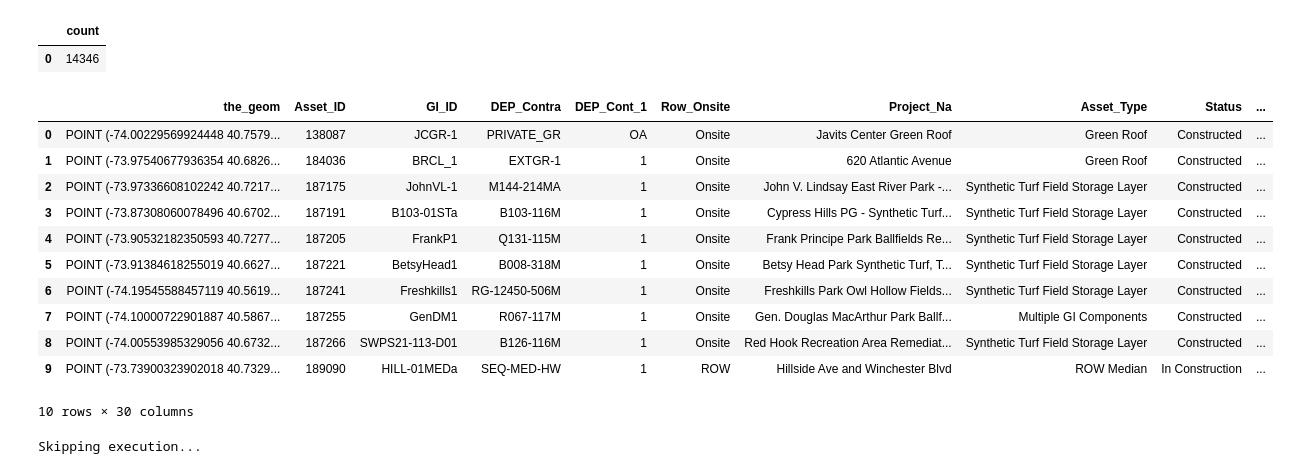
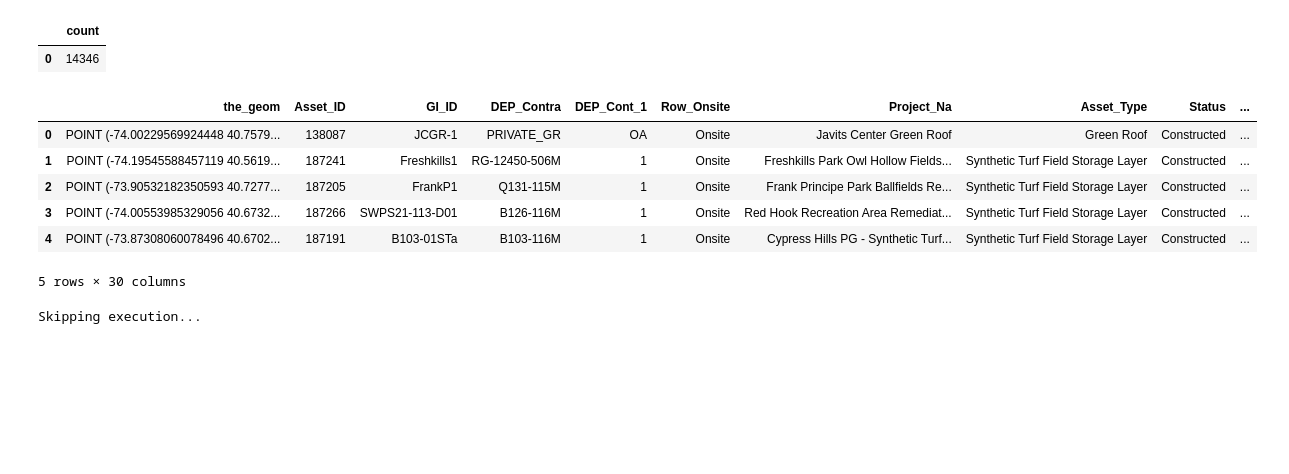
Before and after one commit to mebauer/duckdb-python-basics, a Jupyter notebook: duckdb-python-basics.ipynb, the cells around one changed output. Saved outputs shown, nothing was run; the diff lists cells and outputs as text; code cells hidden in the pictures; blank space fills up the shorter version.

```diff
--- a/duckdb-python-basics.ipynb
+++ b/duckdb-python-basics.ipynb
@@ -501,21 +506,18 @@ FROM "data/green_infrastructure.csv";
 # %%
 %%sql
 SELECT *
 FROM "data/green_infrastructure.csv"
-WHERE Asset_Area > 100000;
+WHERE Asset_Area > 100000
+ORDER BY Asset_Area DESC
+LIMIT 5;
 # %% [output]
 |  | the_geom | Asset_ID | GI_ID | DEP_Contra | DEP_Cont_1 | Row_Onsite | Project_Na | Asset_Type | Status | ... |
 | 0 | POINT (-74.00229569924448 40.7579... | 138087 | JCGR-1 | PRIVATE_GR | OA | Onsite | Javits Center Green Roof | Green Roof | Constructed | ... |
-| 1 | POINT (-73.97540677936354 40.6826... | 184036 | BRCL_1 | EXTGR-1 | 1 | Onsite | 620 Atlantic Avenue | Green Roof | Constructed | ... |
-| 2 | POINT (-73.97336608102242 40.7217... | 187175 | JohnVL-1 | M144-214MA | 1 | Onsite | John V. Lindsay East River Park -... | Synthetic Turf Field Storage Layer | Constructed | ... |
-| 3 | POINT (-73.87308060078496 40.6702... | 187191 | B103-01STa | B103-116M | 1 | Onsite | Cypress Hills PG - Synthetic Turf... | Synthetic Turf Field Storage Layer | Constructed | ... |
-| 4 | POINT (-73.90532182350593 40.7277... | 187205 | FrankP1 | Q131-115M | 1 | Onsite | Frank Principe Park Ballfields Re... | Synthetic Turf Field Storage Layer | Constructed | ... |
-| 5 | POINT (-73.91384618255019 40.6627... | 187221 | BetsyHead1 | B008-318M | 1 | Onsite | Betsy Head Park Synthetic Turf, T... | Synthetic Turf Field Storage Layer | Constructed | ... |
-| 6 | POINT (-74.19545588457119 40.5619... | 187241 | Freshkills1 | RG-12450-506M | 1 | Onsite | Freshkills Park Owl Hollow Fields... | Synthetic Turf Field Storage Layer | Constructed | ... |
-| 7 | POINT (-74.10000722901887 40.5867... | 187255 | GenDM1 | R067-117M | 1 | Onsite | Gen. Douglas MacArthur Park Ballf... | Multiple GI Components | Constructed | ... |
-| 8 | POINT (-74.00553985329056 40.6732... | 187266 | SWPS21-113-D01 | B126-116M | 1 | Onsite | Red Hook Recreation Area Remediat... | Synthetic Turf Field Storage Layer | Constructed | ... |
-| 9 | POINT (-73.73900323902018 40.7329... | 189090 | HILL-01MEDa | SEQ-MED-HW | 1 | ROW | Hillside Ave and Winchester Blvd | ROW Median | In Construction | ... |
+| 1 | POINT (-74.19545588457119 40.5619... | 187241 | Freshkills1 | RG-12450-506M | 1 | Onsite | Freshkills Park Owl Hollow Fields... | Synthetic Turf Field Storage Layer | Constructed | ... |
+| 2 | POINT (-73.90532182350593 40.7277... | 187205 | FrankP1 | Q131-115M | 1 | Onsite | Frank Principe Park Ballfields Re... | Synthetic Turf Field Storage Layer | Constructed | ... |
+| 3 | POINT (-74.00553985329056 40.6732... | 187266 | SWPS21-113-D01 | B126-116M | 1 | Onsite | Red Hook Recreation Area Remediat... | Synthetic Turf Field Storage Layer | Constructed | ... |
+| 4 | POINT (-73.87308060078496 40.6702... | 187191 | B103-01STa | B103-116M | 1 | Onsite | Cypress Hills PG - Synthetic Turf... | Synthetic Turf Field Storage Layer | Constructed | ... |
-10 rows × 30 columns
+5 rows × 30 columns
 # %%
 %%sql --save green_infra --no-execute
 SELECT *
```
Also changed, not shown: parts of 17 cells of this notebook, 3 other files.
